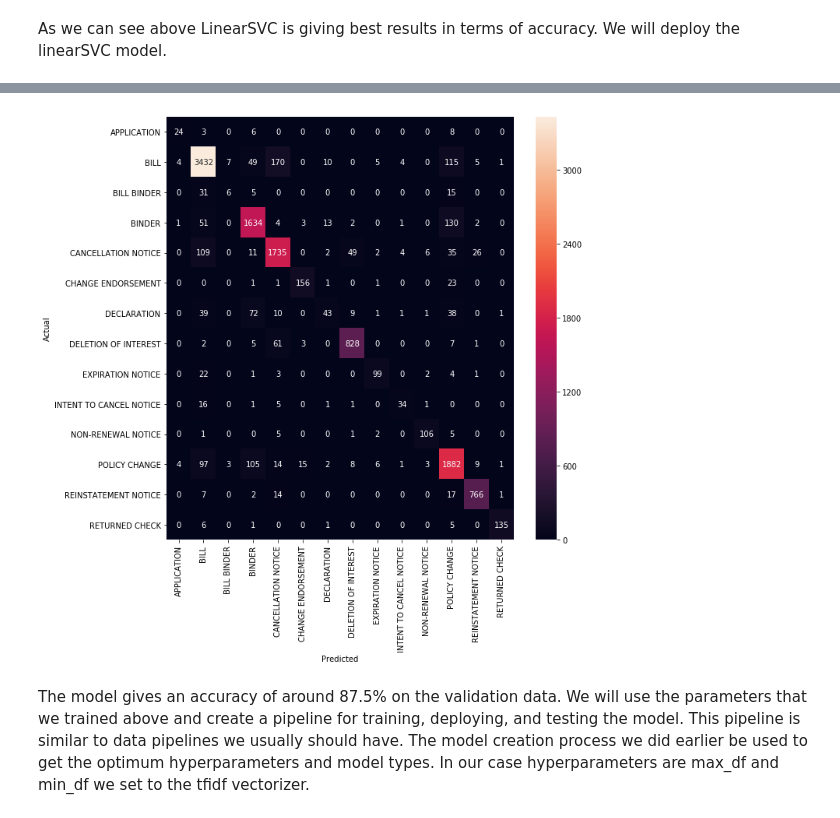
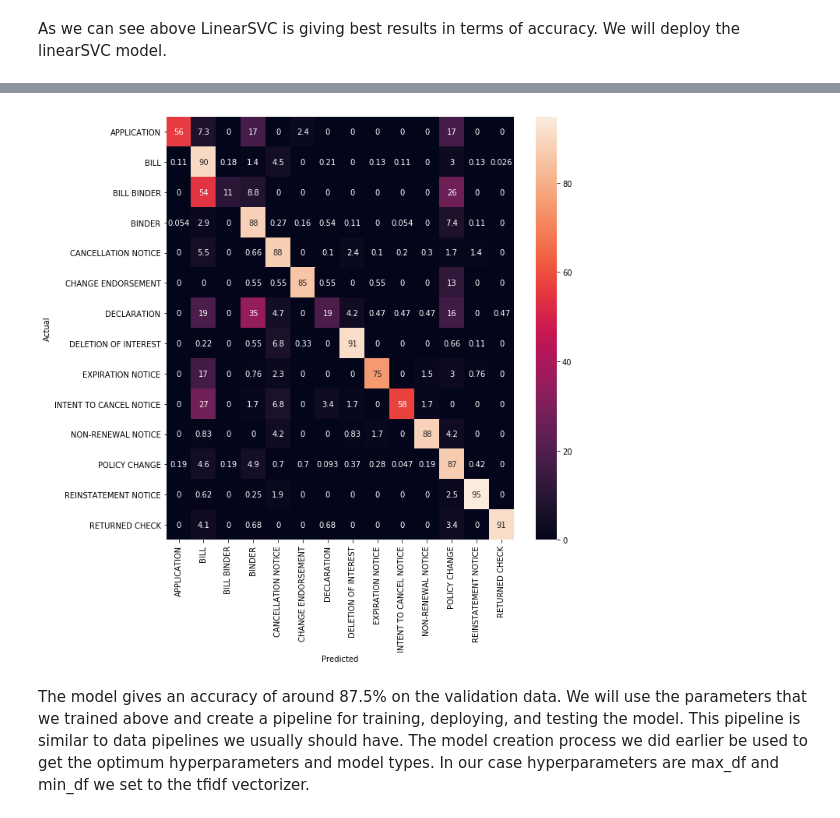
Before and after one commit to amanj0214/Document-Classification, a Jupyter notebook: Document classification.ipynb, the cells around one changed output, grey strips where cells are left out. Saved outputs shown, nothing was run; the diff lists cells and outputs as text; code cells hidden in the pictures.

```diff
--- a/Document classification.ipynb
+++ b/Document classification.ipynb
@@ -154,13 +177,23 @@ print(accuracy_score(y_test, y_pred))
+# %%
+new_conf_mat = []
+for i in range(len(conf_mat[0])):
+    actual_value = sum(conf_mat[i])
+    new_conf_mat.append([])
+    for j in range(len(conf_mat[0])):
+        val = conf_mat[i][j]
+        new_conf_mat[i].append(val/actual_value * 100)
+
+new_conf_mat = np.array(new_conf_mat)
 # %%
 fig, ax = plt.subplots(figsize=(10,10))
 category_ids = df.groupby(['Category']).count().index
-sns.heatmap(conf_mat, annot=True, fmt='d',
+sns.heatmap(new_conf_mat, annot=True,
            xticklabels=category_ids, yticklabels=category_ids)
 plt.ylabel('Actual')
 plt.xlabel('Predicted')
 plt.show()
 # %% [output]
-[figure, old version]
+[figure, new version]
 # %% [markdown]
 The model gives an accuracy of around 87.5% on the validation data. We will use the parameters that we trained above and create a pipeline for training, deploying, and testing the model. This pipeline is similar to data pipelines we usually should have. The model creation process we did earlier be used to get the optimum hyperparameters and model types. In our case hyperparameters are max_df and min_df we set to the tfidf vectorizer.
 # %%
```
Also changed, not shown: parts of 8 cells of this notebook, 3 other files.
